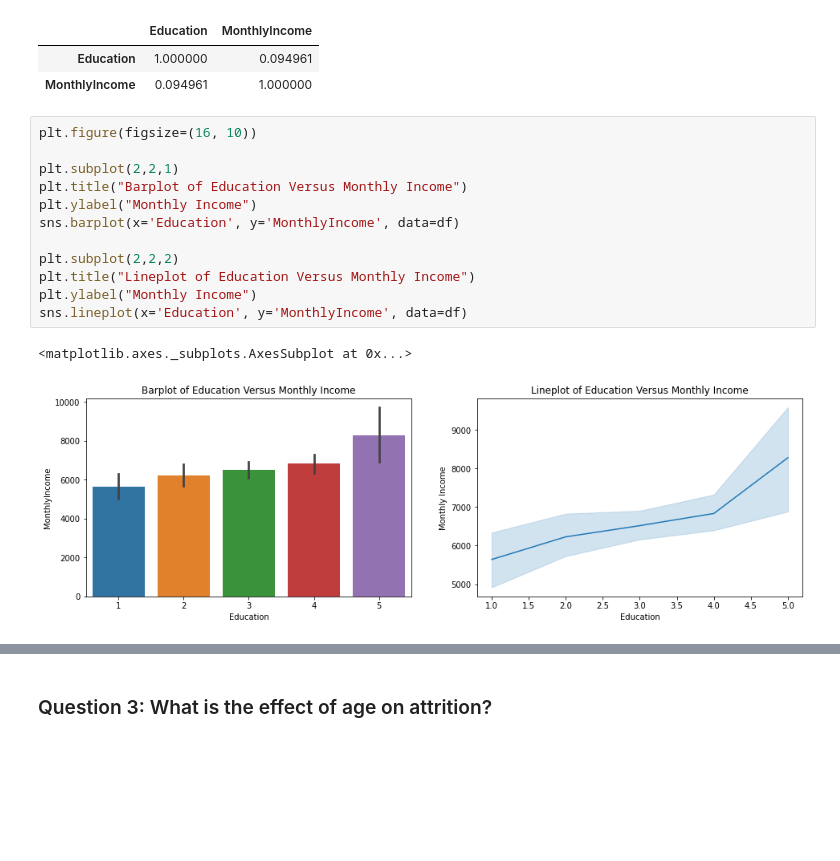
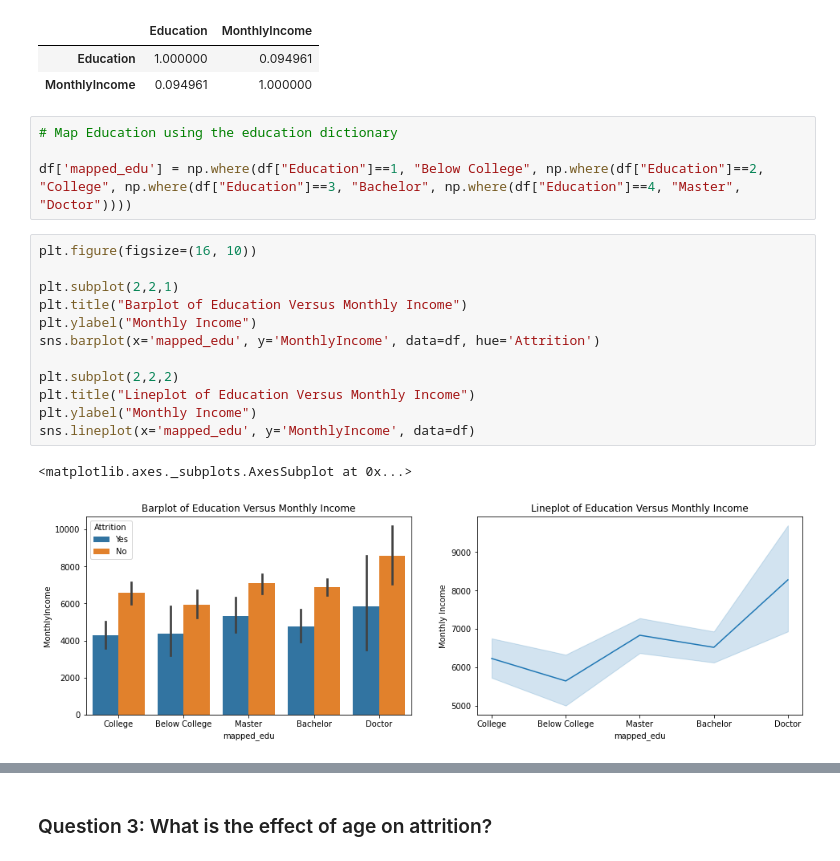
Before and after one commit to Nalito/Stutern-Assignment-Folder, a Jupyter notebook: Final_Project_IBM_Employee_Attribution.ipynb, the cells around one changed output, grey strips where cells are left out. Cells and saved outputs as stored; diff of their text form; blank space fills up the shorter version.

```diff
--- a/Final_Project_IBM_Employee_Attribution.ipynb
+++ b/Final_Project_IBM_Employee_Attribution.ipynb
@@ -182,21 +182,25 @@ df[["Education", "MonthlyIncome"]].corr()
 |  | Education | MonthlyIncome |
 | Education | 1.000000 | 0.094961 |
 | MonthlyIncome | 0.094961 | 1.000000 |
+# %%
+# Map Education using the education dictionary
+
+df['mapped_edu'] = np.where(df["Education"]==1, "Below College", np.where(df["Education"]==2, "College", np.where(df["Education"]==3, "Bachelor", np.where(df["Education"]==4, "Master", "Doctor"))))
 # %%
 plt.figure(figsize=(16, 10))
 
 plt.subplot(2,2,1)
 plt.title("Barplot of Education Versus Monthly Income")
 plt.ylabel("Monthly Income")
-sns.barplot(x='Education', y='MonthlyIncome', data=df)
+sns.barplot(x='mapped_edu', y='MonthlyIncome', data=df, hue='Attrition')
 
 plt.subplot(2,2,2)
 plt.title("Lineplot of Education Versus Monthly Income")
 plt.ylabel("Monthly Income")
-sns.lineplot(x='Education', y='MonthlyIncome', data=df)
+sns.lineplot(x='mapped_edu', y='MonthlyIncome', data=df)
 # %% [output]
 <matplotlib.axes._subplots.AxesSubplot at 0x...>
-[figure, old version]
+[figure, new version]
 # %% [markdown]
 Answer 2:
 
```
Also changed, not shown: parts of 10 cells of this notebook.
